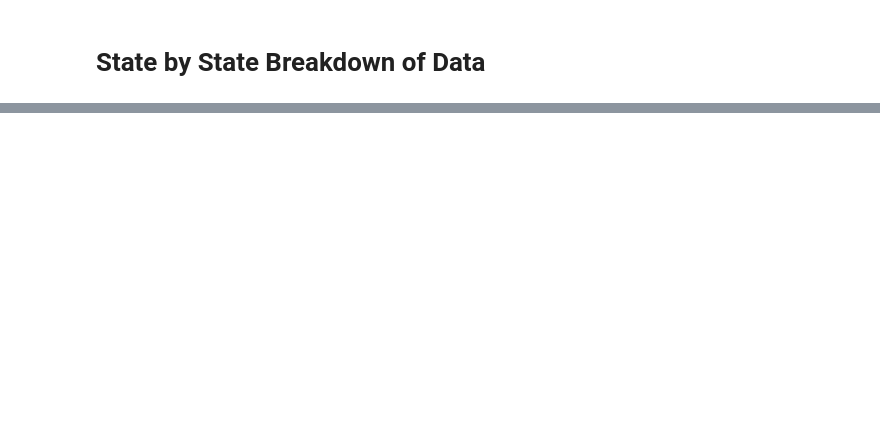
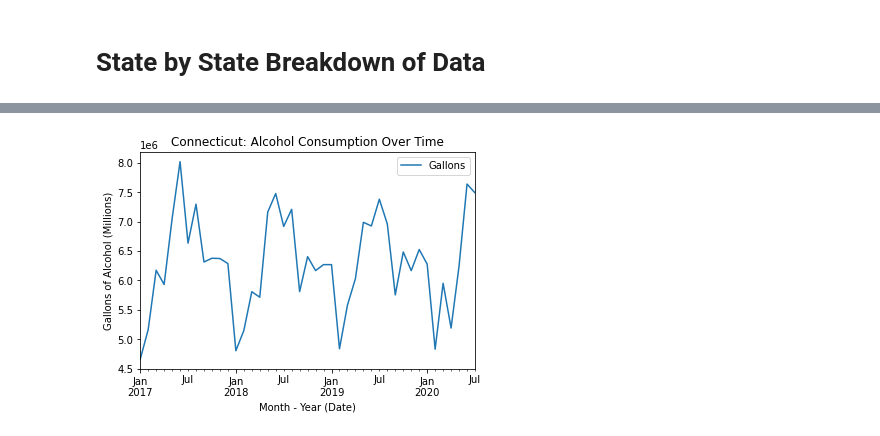
Before and after one commit to shadeetabasi/data-analysis-project-1, a Jupyter notebook: shadee/US_Alcohol_Consumption_Pre_Post_COVID19.ipynb, the cells around one changed output, grey strips where cells are left out. Saved outputs shown, nothing was run; the diff lists cells and outputs as text; code cells hidden in the pictures; blank space fills up the shorter version.

```diff
--- a/shadee/US_Alcohol_Consumption_Pre_Post_COVID19.ipynb
+++ b/shadee/US_Alcohol_Consumption_Pre_Post_COVID19.ipynb
@@ -120,0 +338,27 @@ total_ethanol = state_alcohol_sales_groupby["Gallons"].sum()
+# %%
+#Connecticut only
+connecticut_df = alcohol_sales_data.loc[alcohol_sales_data["State"] == 'Connecticut']
+
+#Groupby year
+connecticut_by_year = connecticut_df.groupby(['Month - Year (Date)'])
+
+# Find sum of gallons
+connecticut_total_gallons = connecticut_by_year["Gallons"].sum()
+
+# Find sum of ethanol
+connecticut_total_ethanol = connecticut_by_year["Ethanol"].sum()
+
+connecticut_avg_pop = connecticut_by_year["Population"].mean()
+
+# Find average pc
+connecticut_avg_pc = connecticut_by_year["PerCapita"].mean()
+
+cleaned_connecticut_df = pd.DataFrame({
+    "Gallons": connecticut_total_gallons,
+    "Ethanol": connecticut_total_ethanol,
+    "Population": connecticut_avg_pop,
+    "PerCapita": connecticut_avg_pc
+
+})
+
+cleaned_connecticut_df.head()
@@ -120,0 +373,9 @@ total_ethanol = state_alcohol_sales_groupby["Gallons"].sum()
+# %%
+#Plot Connecticut
+cleaned_connecticut_df.plot.line( y='Gallons', title="Connecticut: Alcohol Consumption Over Time")
+plt.ylabel('Gallons of Alcohol (Millions)')
+
+#Save figure to PNG
+plt.savefig("connecticut_alcohol_consumption.png")
+# %% [output]
+[figure, added]
```
Also changed, not shown: parts of 65 cells of this notebook, 18 other files.
